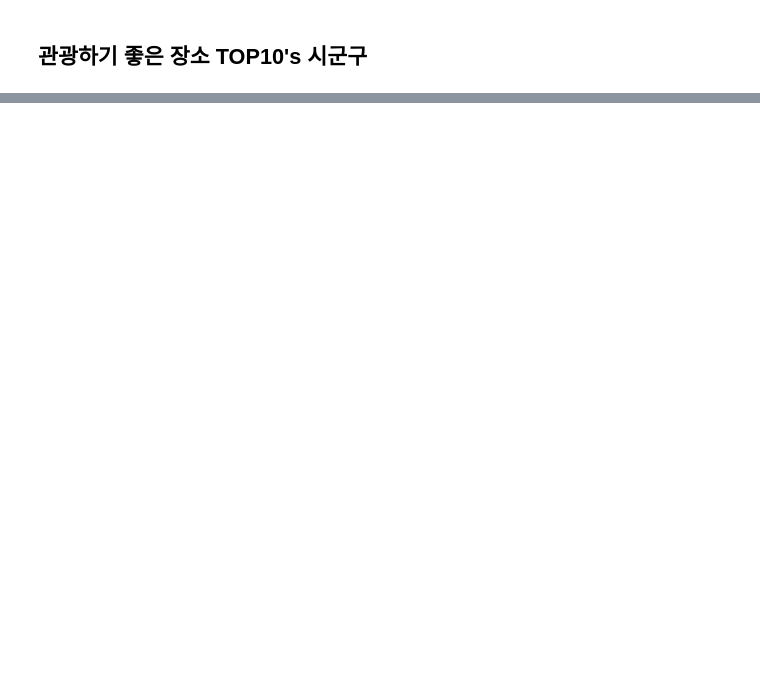
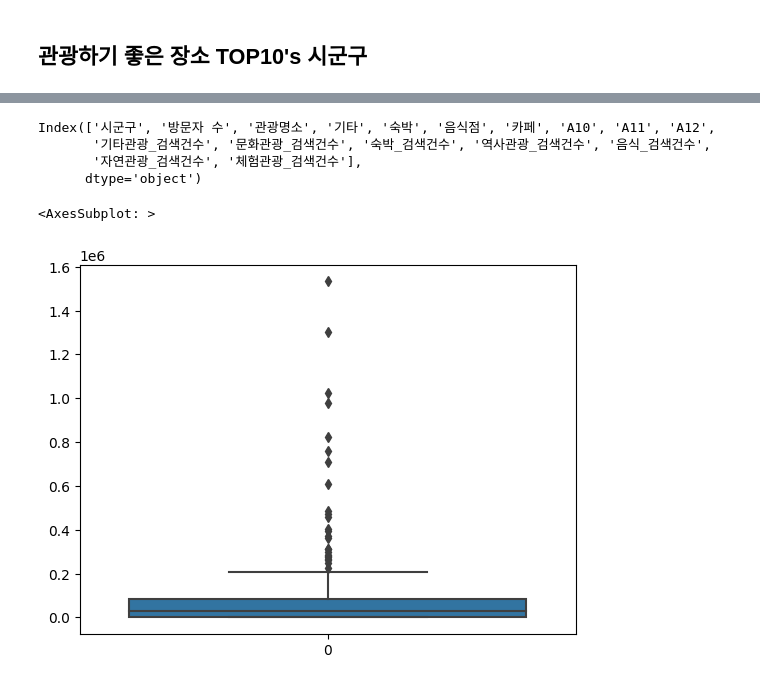
Before and after one commit to kawaipato/pow-gongmo, a Jupyter notebook: code/Preliminary Analysis.ipynb, the cells around one changed output, grey strips where cells are left out. Cells and saved outputs as stored; diff of their text form; code cells hidden in the pictures; blank space fills up the shorter version.

```diff
--- a/code/Preliminary Analysis.ipynb
+++ b/code/Preliminary Analysis.ipynb
@@ -69,0 +79,12 @@ df_dropsi = df.drop(columns='')
+# %%
+df.columns
+# %% [output]
+Index(['시군구', '방문자 수', '관광명소', '기타', '숙박', '음식점', '카페', 'A10', 'A11', 'A12',
+       '기타관광_검색건수', '문화관광_검색건수', '숙박_검색건수', '역사관광_검색건수', '음식_검색건수',
+       '자연관광_검색건수', '체험관광_검색건수'],
+      dtype='object')
+# %%
+sns.boxplot(df['자연관광_검색건수'])
+# %% [output]
+<AxesSubplot: >
+[figure, added]
```
Also changed, not shown: parts of 7 cells of this notebook, 3 other files.
